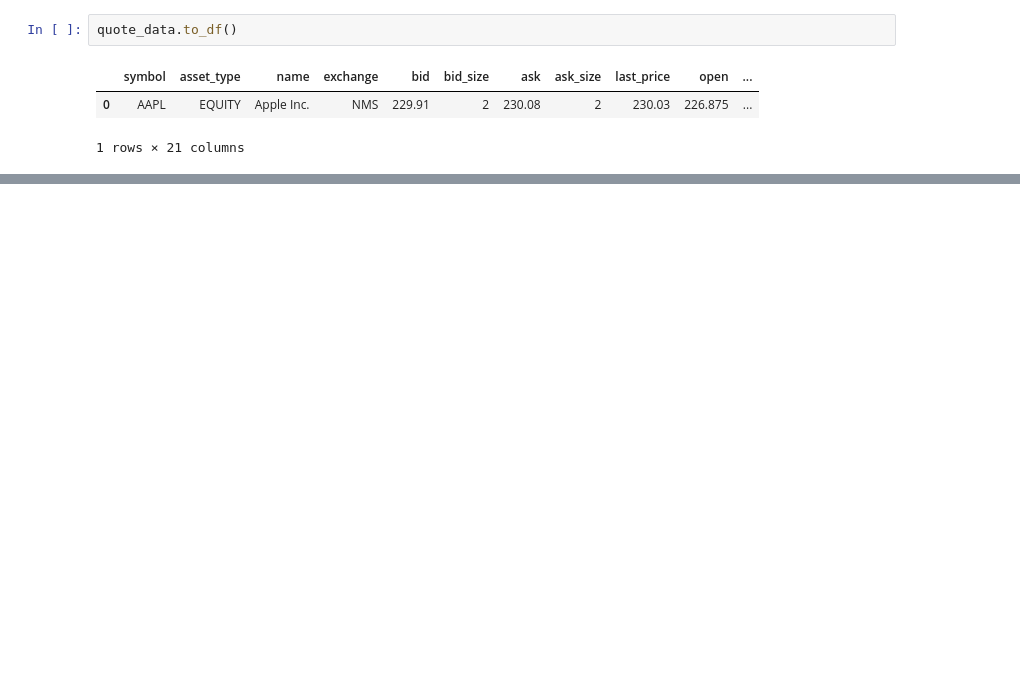
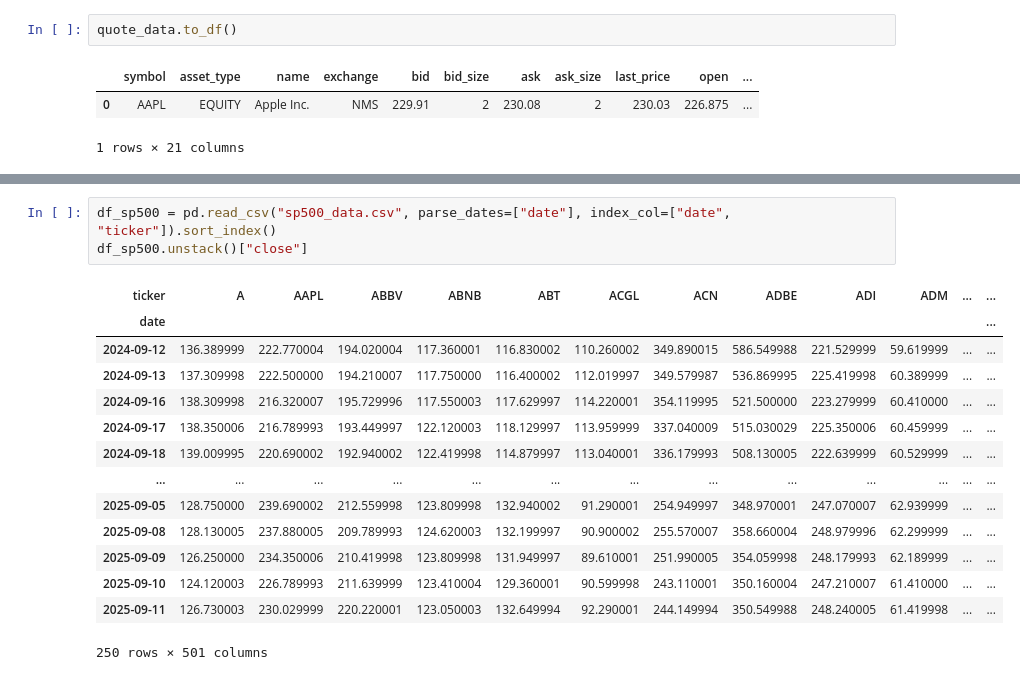
Before and after one commit to MinghongGao/analysis, a Jupyter notebook: src/data-management/openbb-finance.ipynb, the cells around one changed output, grey strips where cells are left out. Drawn from its saved outputs; the diff is of its cells as text; blank space fills up the shorter version.

```diff
--- a/src/data-management/openbb-finance.ipynb
+++ b/src/data-management/openbb-finance.ipynb
@@ -40,0 +133,18 @@ obb
+# %%
+df_sp500 = pd.read_csv("sp500_data.csv", parse_dates=["date"], index_col=["date", "ticker"]).sort_index()
+df_sp500.unstack()["close"]
+# %% [output]
+| ticker | A | AAPL | ABBV | ABNB | ABT | ACGL | ACN | ADBE | ADI | ADM | ... | ... |
+| date |  |  |  |  |  |  |  |  |  |  |  | ... |
+| 2024-09-12 | 136.389999 | 222.770004 | 194.020004 | 117.360001 | 116.830002 | 110.260002 | 349.890015 | 586.549988 | 221.529999 | 59.619999 | ... | ... |
+| 2024-09-13 | 137.309998 | 222.500000 | 194.210007 | 117.750000 | 116.400002 | 112.019997 | 349.579987 | 536.869995 | 225.419998 | 60.389999 | ... | ... |
+| 2024-09-16 | 138.309998 | 216.320007 | 195.729996 | 117.550003 | 117.629997 | 114.220001 | 354.119995 | 521.500000 | 223.279999 | 60.410000 | ... | ... |
+| 2024-09-17 | 138.350006 | 216.789993 | 193.449997 | 122.120003 | 118.129997 | 113.959999 | 337.040009 | 515.030029 | 225.350006 | 60.459999 | ... | ... |
+| 2024-09-18 | 139.009995 | 220.690002 | 192.940002 | 122.419998 | 114.879997 | 113.040001 | 336.179993 | 508.130005 | 222.639999 | 60.529999 | ... | ... |
+| ... | ... | ... | ... | ... | ... | ... | ... | ... | ... | ... | ... | ... |
+| 2025-09-05 | 128.750000 | 239.690002 | 212.559998 | 123.809998 | 132.940002 | 91.290001 | 254.949997 | 348.970001 | 247.070007 | 62.939999 | ... | ... |
+| 2025-09-08 | 128.130005 | 237.880005 | 209.789993 | 124.620003 | 132.199997 | 90.900002 | 255.570007 | 358.660004 | 248.979996 | 62.299999 | ... | ... |
+| 2025-09-09 | 126.250000 | 234.350006 | 210.419998 | 123.809998 | 131.949997 | 89.610001 | 251.990005 | 354.059998 | 248.179993 | 62.189999 | ... | ... |
+| 2025-09-10 | 124.120003 | 226.789993 | 211.639999 | 123.410004 | 129.360001 | 90.599998 | 243.110001 | 350.160004 | 247.210007 | 61.410000 | ... | ... |
+| 2025-09-11 | 126.730003 | 230.029999 | 220.220001 | 123.050003 | 132.649994 | 92.290001 | 244.149994 | 350.549988 | 248.240005 | 61.419998 | ... | ... |
+250 rows × 501 columns
```
Also changed, not shown: parts of 6 cells of this notebook, 1 other file.
